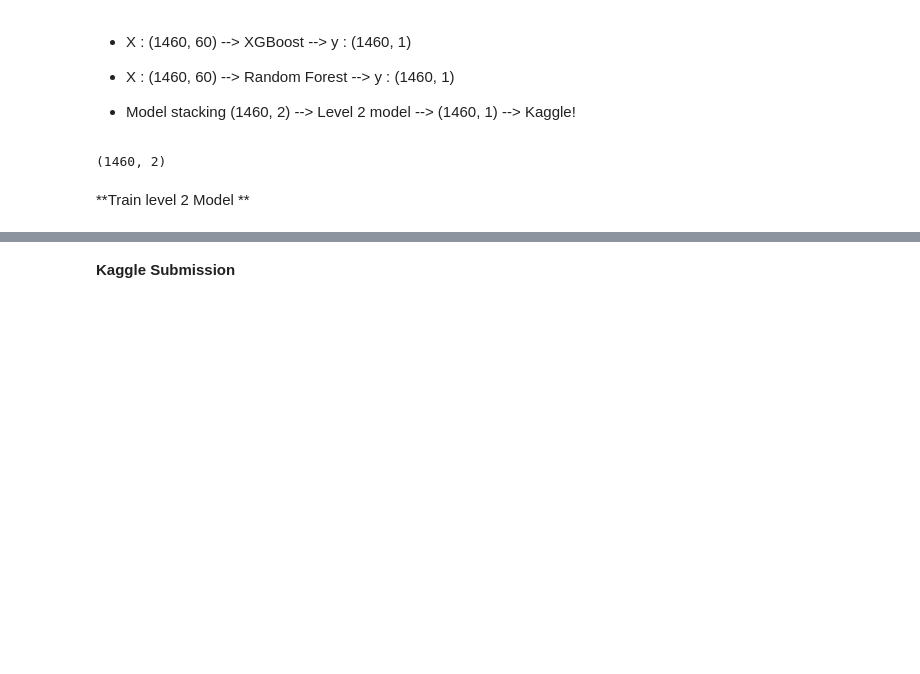
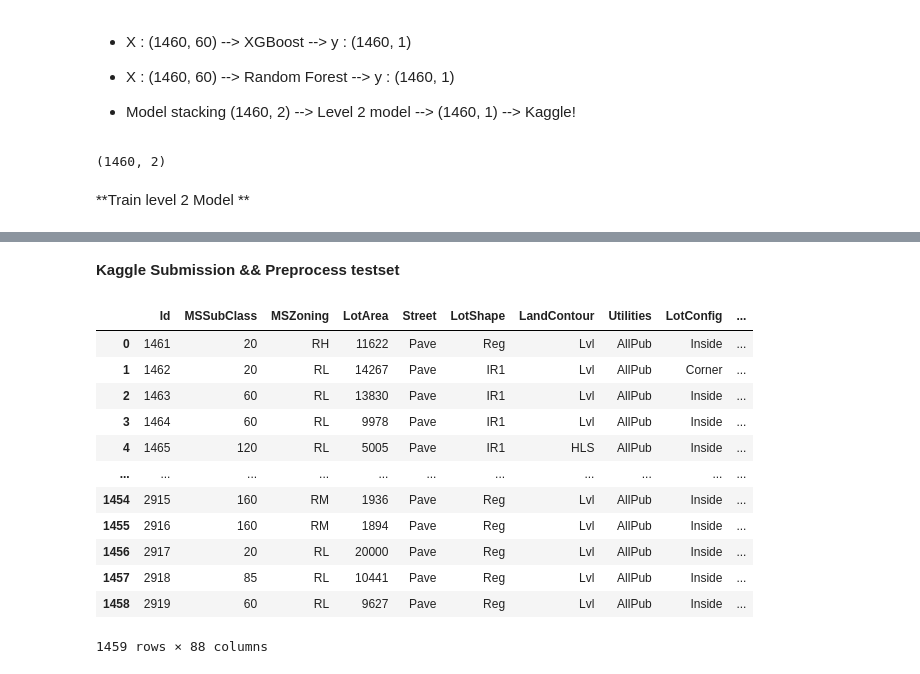
Before and after one commit to jwgdmkj/jupiterColab, a Jupyter notebook: Chap2_Kaggle.ipynb, the cells around one changed output, grey strips where cells are left out. Drawn from its saved outputs; the diff is of its cells as text; code cells hidden in the pictures; blank space fills up the shorter version.

```diff
--- a/Chap2_Kaggle.ipynb
+++ b/Chap2_Kaggle.ipynb
@@ -731,2 +730,39 @@ XGBRegressor()
 # %% [markdown]
-**Kaggle Submission**
+**Kaggle Submission && Preprocess testset**
+# %%
+df_test = pd.read_csv('test.csv')
+
+# 1. remove missing data feature
+# T/F로 갈리는 missing data들을 한데 tolist로 한 다음, 제거
+df_test = df_test.drop(df_missing.index.tolist(), axis = 1)
+
+def category_to_number(x, category_map, feature_name) :
+  if x[feature_name] in category_map:
+    return category_map[x[feature_name]]
+  else :
+    return 0
+
+for i, feature_name in enumerate(categorical) :
+  rank_feature_name = feature_name + '_rank'
+  #print(feature_name, '-->', rank_feature_name)
+
+  category_map = category_maps[i]
+
+  df_test[rank_feature_name] = df_test.apply(lambda x : category_to_number(x, category_map,
+                                             feature_name), axis = 1)
+# %%
+df_test
+# %% [output]
+|  | Id | MSSubClass | MSZoning | LotArea | Street | LotShape | LandContour | Utilities | LotConfig | ... |
+| 0 | 1461 | 20 | RH | 11622 | Pave | Reg | Lvl | AllPub | Inside | ... |
+| 1 | 1462 | 20 | RL | 14267 | Pave | IR1 | Lvl | AllPub | Corner | ... |
+| 2 | 1463 | 60 | RL | 13830 | Pave | IR1 | Lvl | AllPub | Inside | ... |
+| 3 | 1464 | 60 | RL | 9978 | Pave | IR1 | Lvl | AllPub | Inside | ... |
+| 4 | 1465 | 120 | RL | 5005 | Pave | IR1 | HLS | AllPub | Inside | ... |
+| ... | ... | ... | ... | ... | ... | ... | ... | ... | ... | ... |
+| 1454 | 2915 | 160 | RM | 1936 | Pave | Reg | Lvl | AllPub | Inside | ... |
+| 1455 | 2916 | 160 | RM | 1894 | Pave | Reg | Lvl | AllPub | Inside | ... |
+| 1456 | 2917 | 20 | RL | 20000 | Pave | Reg | Lvl | AllPub | Inside | ... |
+| 1457 | 2918 | 85 | RL | 10441 | Pave | Reg | Lvl | AllPub | Inside | ... |
+| 1458 | 2919 | 60 | RL | 9627 | Pave | Reg | Lvl | AllPub | Inside | ... |
+1459 rows × 88 columns
```
Also changed, not shown: parts of 13 cells of this notebook.
